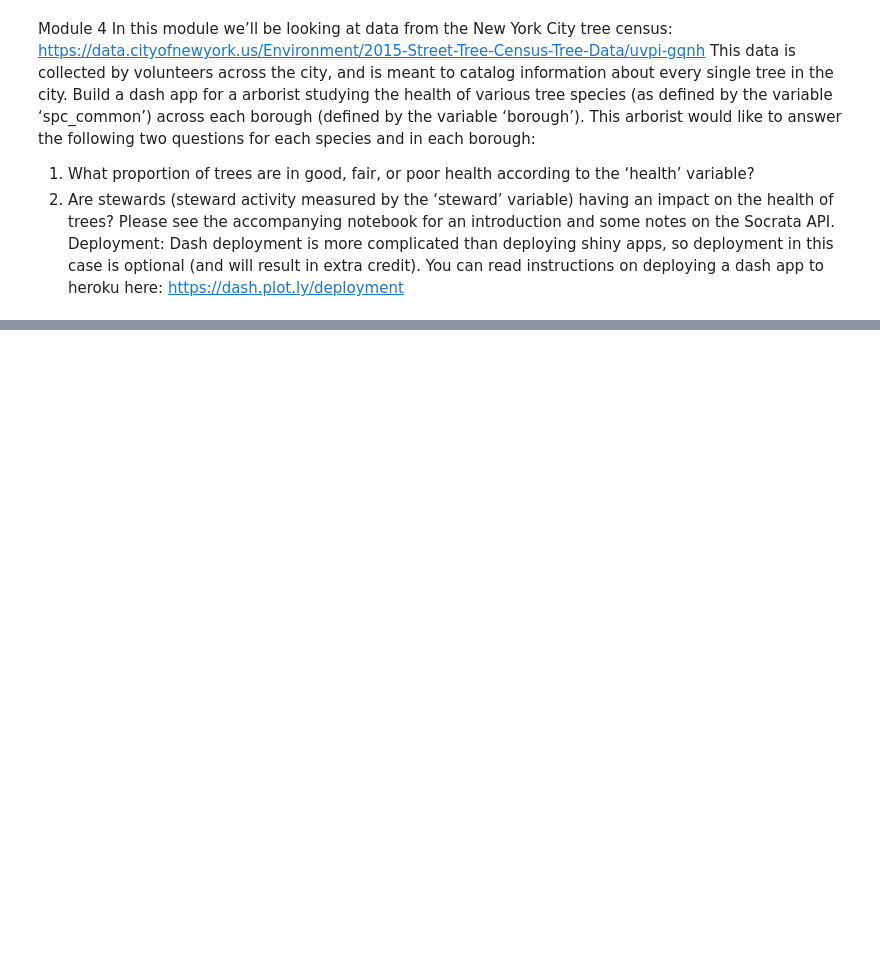
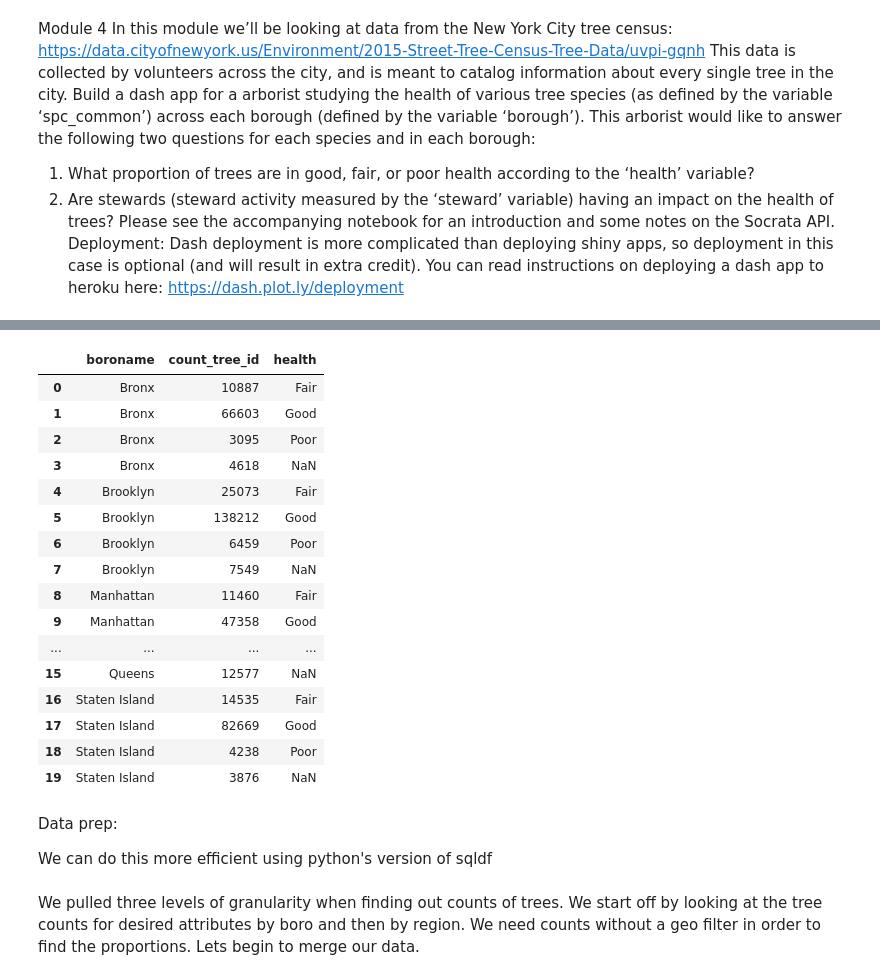
Before and after one commit to javernw/DATA-608, a Jupyter notebook: DATA 608 Week 4.ipynb, the cells around one changed output, grey strips where cells are left out. Drawn from its saved outputs; the diff is of its cells as text; code cells hidden in the pictures; blank space fills up the shorter version.

```diff
--- a/DATA 608 Week 4.ipynb
+++ b/DATA 608 Week 4.ipynb
@@ -129,0 +147,31 @@ on deploying a dash app to heroku here: https://dash.plot.ly/deployment
+# %%
+
+q1_url = ('https://data.cityofnewyork.us/resource/nwxe-4ae8.json?' +\
+        '$select=boroname,health, count(tree_id)' +\
+        '&$group=boroname,health').replace(' ', '%20')
+
+q1 = pd.read_json(q1_url)
+
+q1
+# %% [output]
+|  | boroname | count_tree_id | health |
+| 0 | Bronx | 10887 | Fair |
+| 1 | Bronx | 66603 | Good |
+| 2 | Bronx | 3095 | Poor |
+| 3 | Bronx | 4618 | NaN |
+| 4 | Brooklyn | 25073 | Fair |
+| 5 | Brooklyn | 138212 | Good |
+| 6 | Brooklyn | 6459 | Poor |
+| 7 | Brooklyn | 7549 | NaN |
+| 8 | Manhattan | 11460 | Fair |
+| 9 | Manhattan | 47358 | Good |
+| ... | ... | ... | ... |
+| 15 | Queens | 12577 | NaN |
+| 16 | Staten Island | 14535 | Fair |
+| 17 | Staten Island | 82669 | Good |
+| 18 | Staten Island | 4238 | Poor |
+| 19 | Staten Island | 3876 | NaN |
+# %% [markdown]
+Data prep:
+
+We can do this more efficient using python's version of sqldf
@@ -129,0 +202,2 @@ on deploying a dash app to heroku here: https://dash.plot.ly/deployment
+# %% [markdown]
+We pulled three levels of granularity when finding out counts of trees. We start off by looking at the tree counts for desired attributes by boro and then by region. We need counts without a geo filter in order to find the proportions. Lets begin to merge our data.
```
Also changed, not shown: parts of 20 cells of this notebook.
